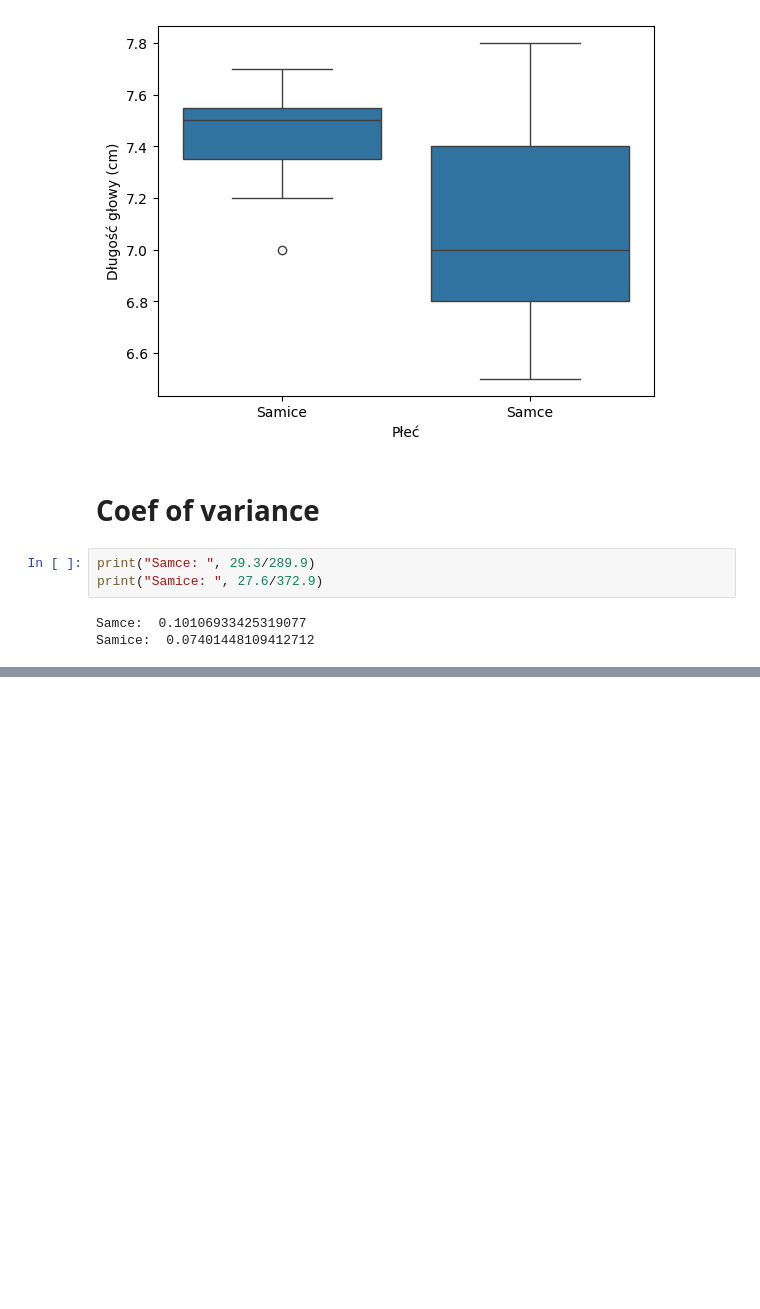
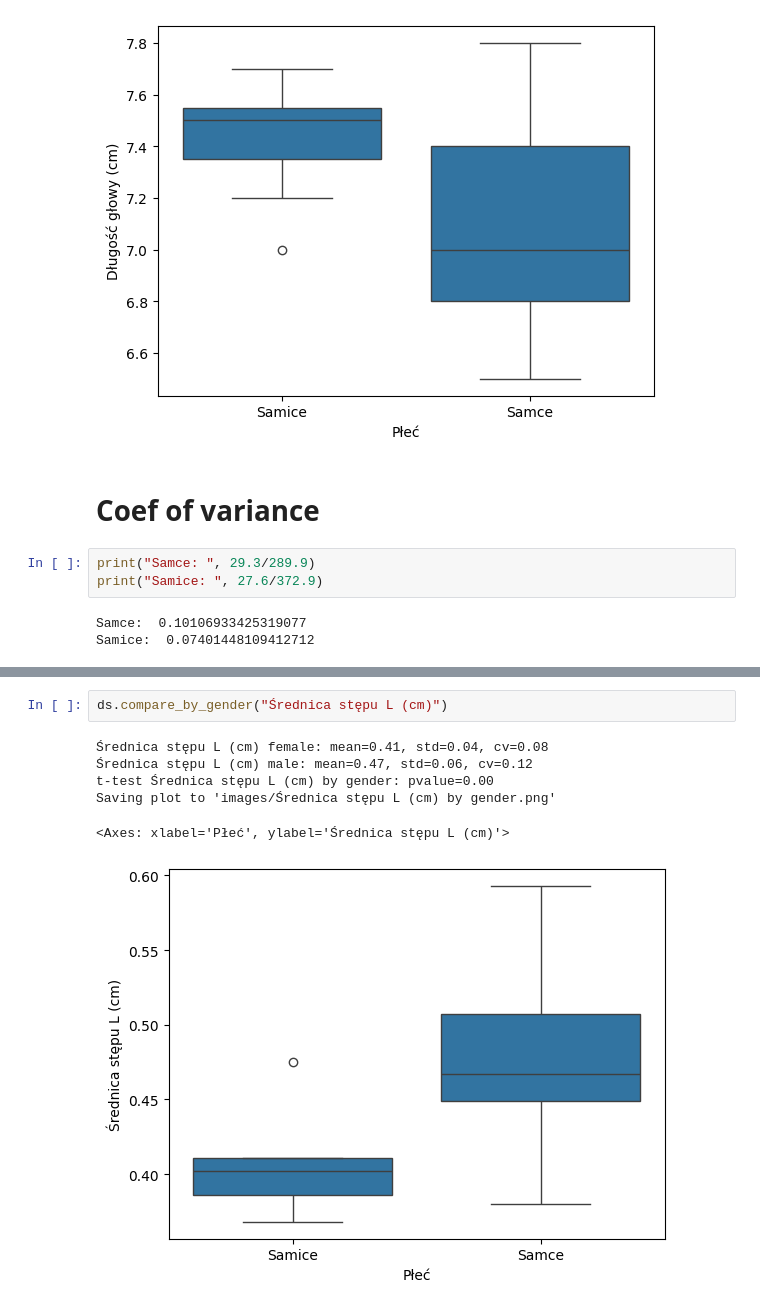
Before and after one commit to mateuszkojro/charakterystyka-morfometryczna-golebia-miejskiego, a Jupyter notebook: 09-porownanie-hetmanski.ipynb, the cells around one changed output, grey strips where cells are left out. Saved outputs shown, nothing was run; the diff lists cells and outputs as text; blank space fills up the shorter version.

```diff
--- a/09-porownanie-hetmanski.ipynb
+++ b/09-porownanie-hetmanski.ipynb
@@ -44,0 +55,9 @@ Samice:  0.07401448109412712
+# %%
+ds.compare_by_gender("Średnica stępu L (cm)")
+# %% [output]
+Średnica stępu L (cm) female: mean=0.41, std=0.04, cv=0.08
+Średnica stępu L (cm) male: mean=0.47, std=0.06, cv=0.12
+t-test Średnica stępu L (cm) by gender: pvalue=0.00
+Saving plot to 'images/Średnica stępu L (cm) by gender.png'
+<Axes: xlabel='Płeć', ylabel='Średnica stępu L (cm)'>
+[figure, added]
```
Also changed, not shown: parts of 3 cells of this notebook, 26 other files.
